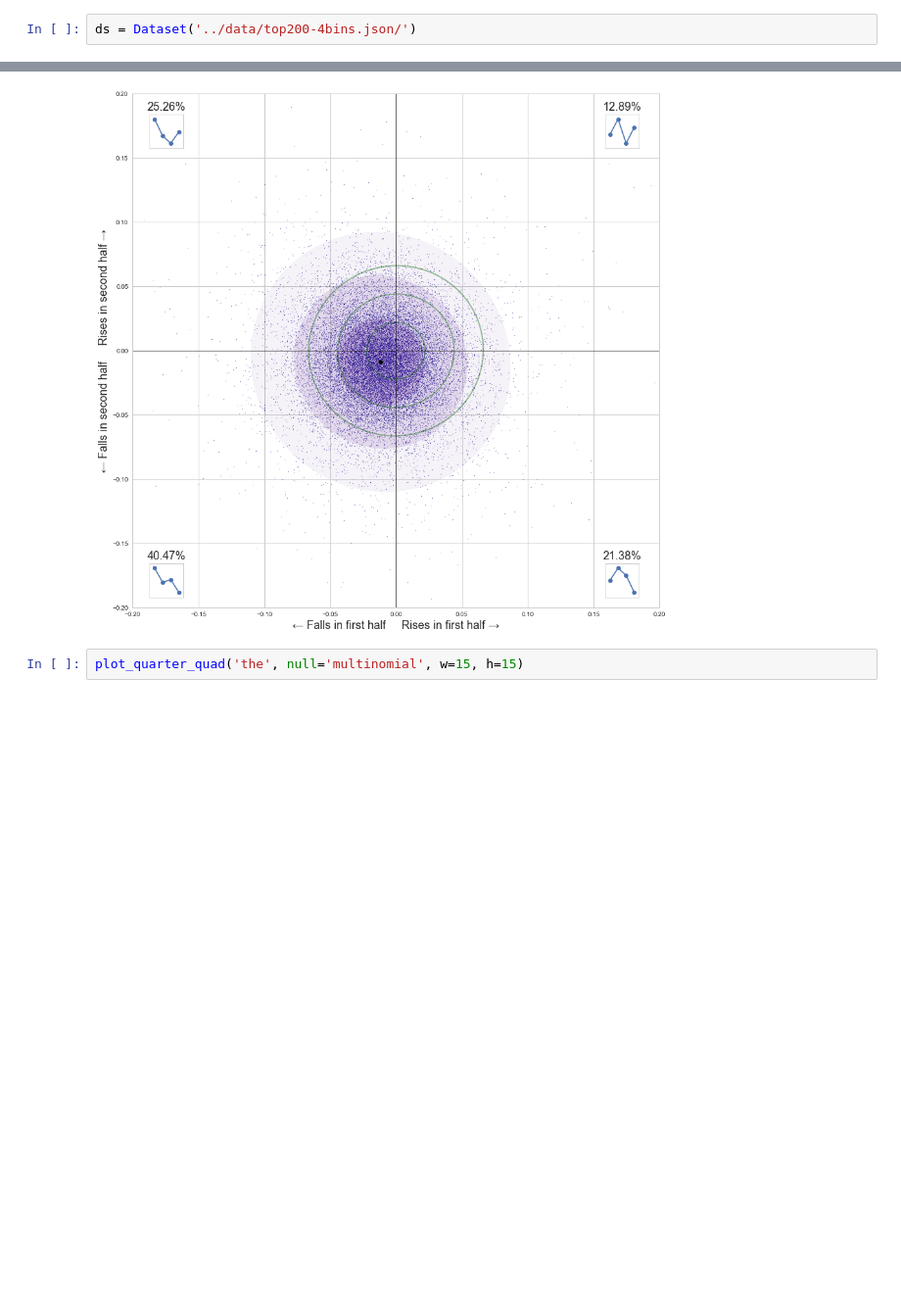
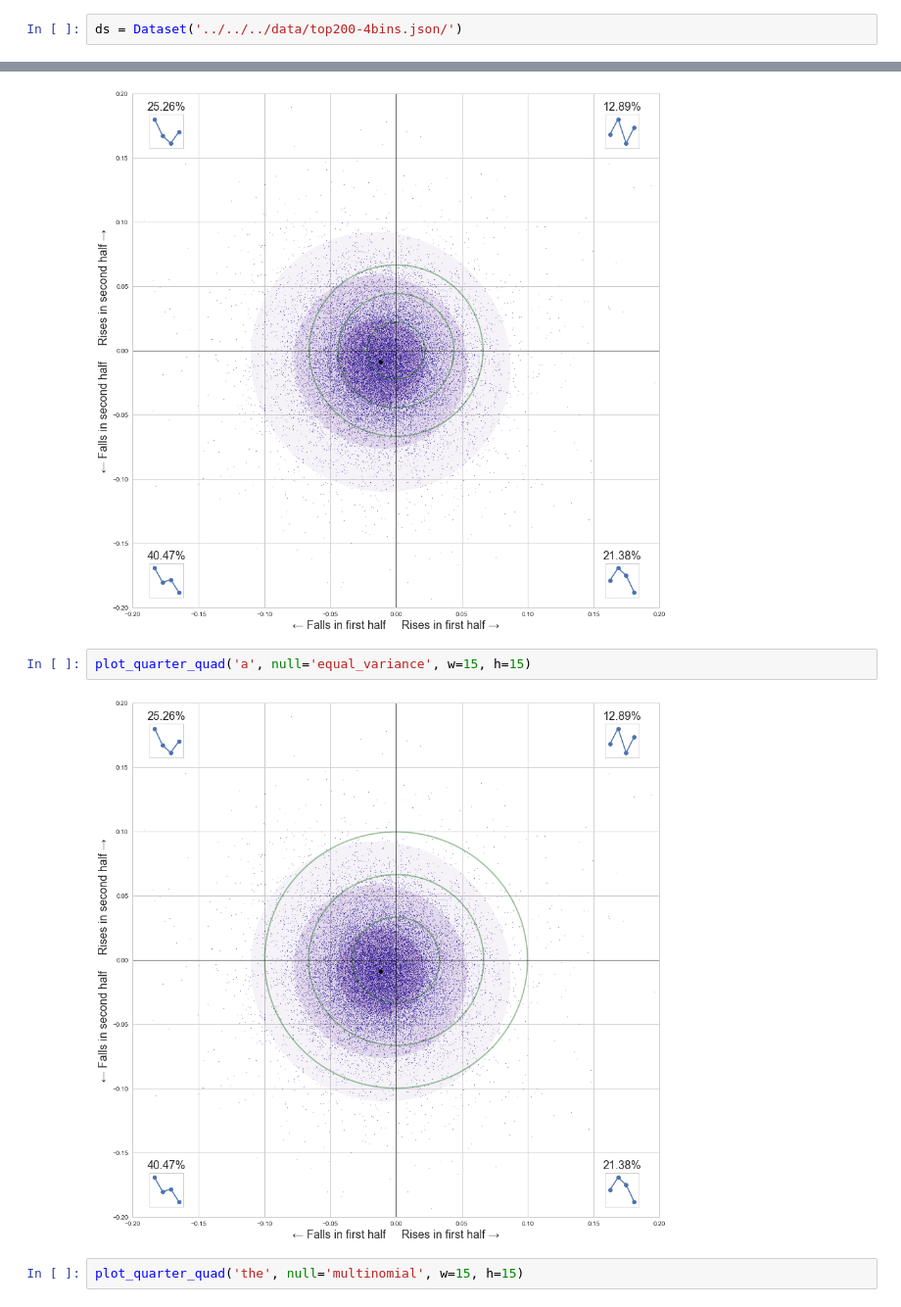
Before and after one commit to senderle/lint-analysis, a Jupyter notebook: notebooks/se/se05-quartile-quad-plots.ipynb, the cells around one changed output, grey strips where cells are left out. Shown at 98% size. Cells and saved outputs as stored; diff of their text form; blank space fills up the shorter version.

Commit message:
update with both null models

```diff
--- a/notebooks/se/se05-quartile-quad-plots.ipynb
+++ b/notebooks/se/se05-quartile-quad-plots.ipynb
@@ -49,7 +49,7 @@ class Dataset:
                 for line in fh:
                     yield ujson.loads(line)
 # %%
-ds = Dataset('../data/top200-4bins.json/')
+ds = Dataset('../../../data/top200-4bins.json/')
 # %%
 novels = list(ds.novels())
 # %%
@@ -241,6 +241,10 @@ def std_ellipse(x, y, n_std, null=False, **kwargs):
 plot_quarter_quad('a', null='multinomial', w=15, h=15)
 # %% [output]
 [figure]
+# %%
+plot_quarter_quad('a', null='equal_variance', w=15, h=15)
+# %% [output]
+[figure, added]
 # %%
 plot_quarter_quad('the', null='multinomial', w=15, h=15)
 # %% [output]
```
Also changed, not shown: parts of 3 cells of this notebook.
